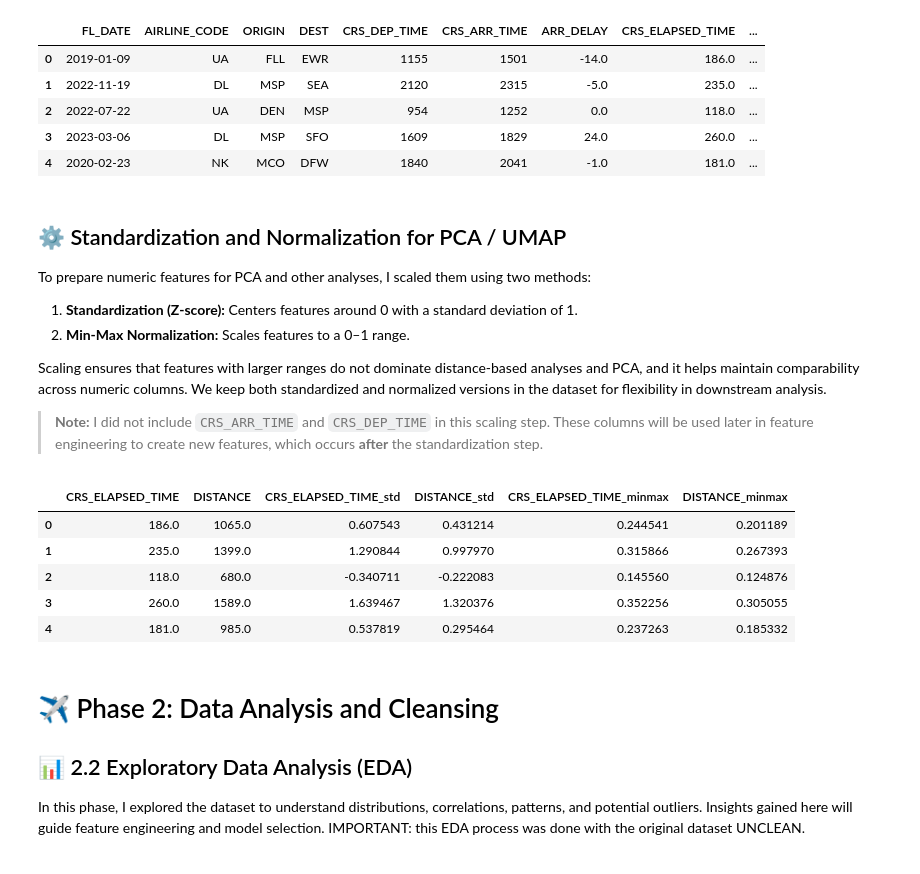
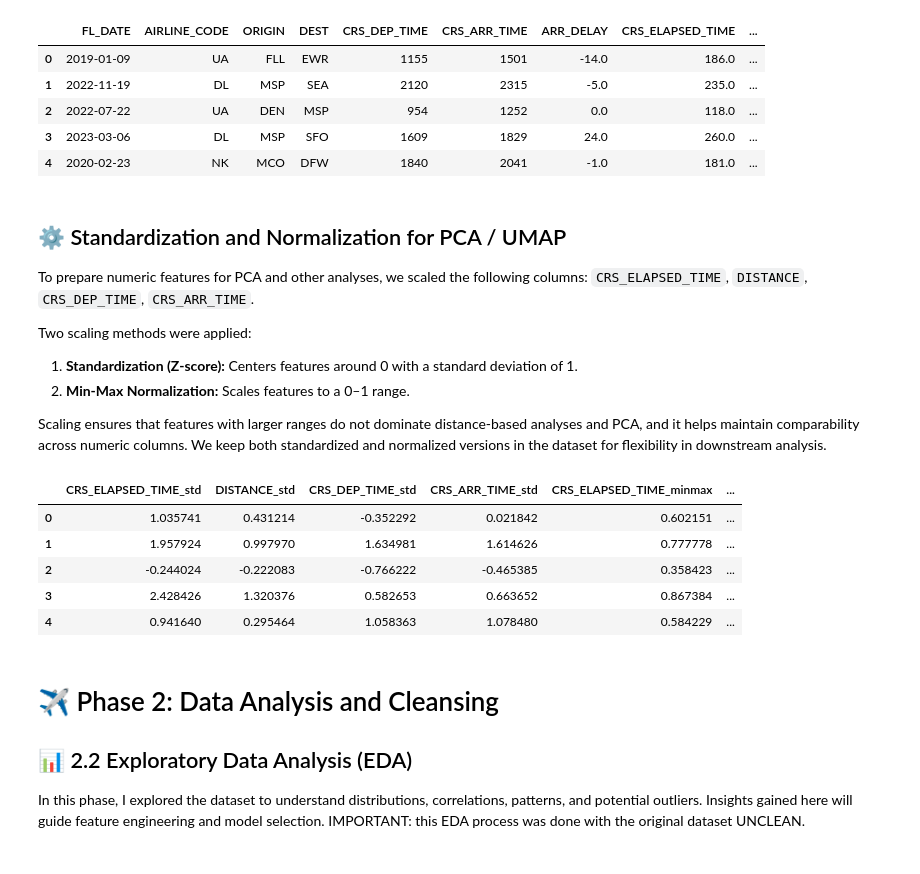
Before and after one commit to mica-1999/Data-Science, a Jupyter notebook: ProjectCodes/ProjetoCDJupyter.ipynb, the cells around one changed output. Drawn from its saved outputs; the diff is of its cells as text; code cells hidden in the pictures.

```diff
--- a/ProjectCodes/ProjetoCDJupyter.ipynb
+++ b/ProjectCodes/ProjetoCDJupyter.ipynb
@@ -230,42 +230,43 @@ df_cleaned.head()
 # %% [markdown]
 ## ⚙️ Standardization and Normalization for PCA / UMAP
 
-To prepare numeric features for PCA and other analyses, I scaled them using two methods:
+To prepare numeric features for PCA and other analyses, we scaled the following columns:
+`CRS_ELAPSED_TIME`, `DISTANCE`, `CRS_DEP_TIME`, `CRS_ARR_TIME`.
+
+Two scaling methods were applied:
 
 1. **Standardization (Z-score):** Centers features around 0 with a standard deviation of 1.
 2. **Min-Max Normalization:** Scales features to a 0–1 range.
 
 Scaling ensures that features with larger ranges do not dominate distance-based analyses and PCA, and it helps maintain comparability across numeric columns.
 We keep both standardized and normalized versions in the dataset for flexibility in downstream analysis.
-
-> **Note:** I did not include `CRS_ARR_TIME` and `CRS_DEP_TIME` in this scaling step. These columns will be used later in feature engineering to create new features, which occurs **after** the standardization step.
 # %%
 from sklearn.preprocessing import StandardScaler, MinMaxScaler
 
-# Numeric Cols (CRS_DEP_TIME & CRS_ARR_TIME not included)
-numeric_cols_pca = ['CRS_ELAPSED_TIME', 'DISTANCE']
+# Numeric columns for PCA / UMAP (including CRS_DEP_TIME & CRS_ARR_TIME)
+numeric_cols_pca = ['CRS_ELAPSED_TIME', 'DISTANCE', 'CRS_DEP_TIME', 'CRS_ARR_TIME']
 
 # Standardization
 df_std = pd.DataFrame(StandardScaler().fit_transform(df_cleaned[numeric_cols_pca]),
                       columns=[f"{col}_std" for col in numeric_cols_pca])
 
 # Min-Max Normalization
 df_minmax = pd.DataFrame(MinMaxScaler().fit_transform(df_cleaned[numeric_cols_pca]),
                          columns=[f"{col}_minmax" for col in numeric_cols_pca])
 
-# Combine with original dataset
+# Combine scaled data with original dataset
 df = pd.concat([df_cleaned.reset_index(drop=True), df_std, df_minmax], axis=1)
 
-# Show first few rows of original + scaled columns
-display(df[['CRS_ELAPSED_TIME', 'DISTANCE', 'CRS_ELAPSED_TIME_std', 'DISTANCE_std',
-            'CRS_ELAPSED_TIME_minmax', 'DISTANCE_minmax']].head())
+# Show first few rows of standardized + normalized columns
+display(df[[f"{col}_std" for col in numeric_cols_pca] +
+           [f"{col}_minmax" for col in numeric_cols_pca]].head())
 # %% [output]
-|  | CRS_ELAPSED_TIME | DISTANCE | CRS_ELAPSED_TIME_std | DISTANCE_std | CRS_ELAPSED_TIME_minmax | DISTANCE_minmax |
-| 0 | 186.0 | 1065.0 | 0.607543 | 0.431214 | 0.244541 | 0.201189 |
-| 1 | 235.0 | 1399.0 | 1.290844 | 0.997970 | 0.315866 | 0.267393 |
-| 2 | 118.0 | 680.0 | -0.340711 | -0.222083 | 0.145560 | 0.124876 |
-| 3 | 260.0 | 1589.0 | 1.639467 | 1.320376 | 0.352256 | 0.305055 |
-| 4 | 181.0 | 985.0 | 0.537819 | 0.295464 | 0.237263 | 0.185332 |
+|  | CRS_ELAPSED_TIME_std | DISTANCE_std | CRS_DEP_TIME_std | CRS_ARR_TIME_std | CRS_ELAPSED_TIME_minmax | ... |
+| 0 | 1.035741 | 0.431214 | -0.352292 | 0.021842 | 0.602151 | ... |
+| 1 | 1.957924 | 0.997970 | 1.634981 | 1.614626 | 0.777778 | ... |
+| 2 | -0.244024 | -0.222083 | -0.766222 | -0.465385 | 0.358423 | ... |
+| 3 | 2.428426 | 1.320376 | 0.582653 | 0.663652 | 0.867384 | ... |
+| 4 | 0.941640 | 0.295464 | 1.058363 | 1.078480 | 0.584229 | ... |
 # %% [markdown]
 # ✈️ Phase 2: Data Analysis and Cleansing
 
```
Also changed, not shown: parts of 5 cells of this notebook, 4 other files.
